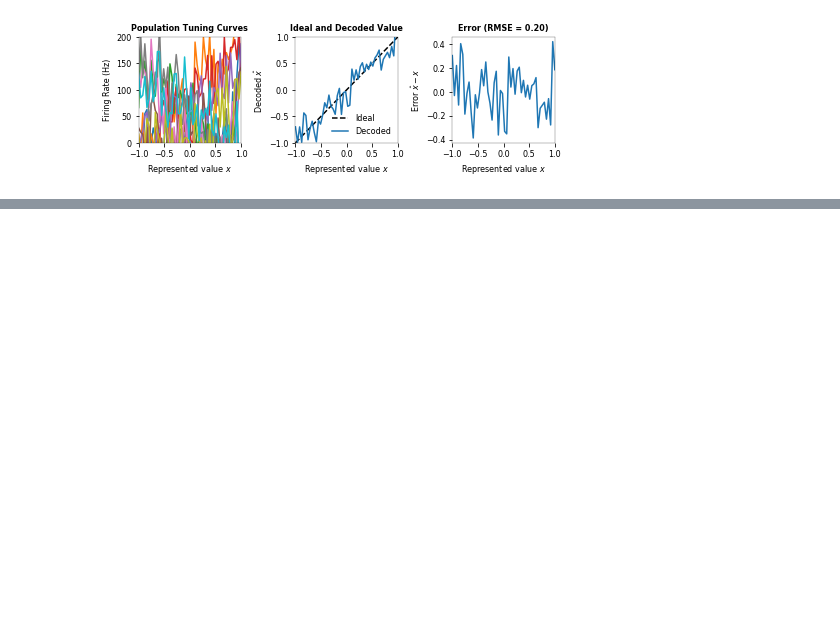
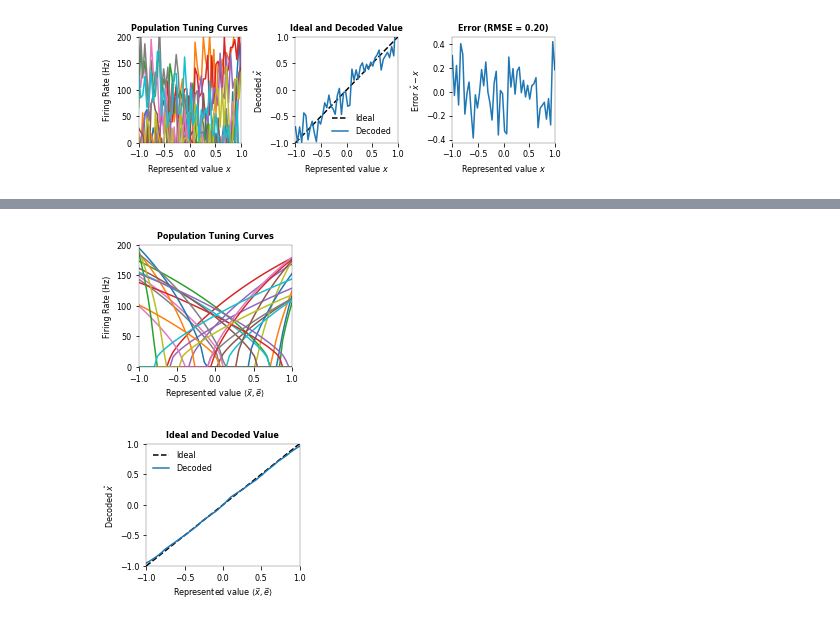
Before and after one commit to astoeckel/syde556-w20, a Jupyter notebook: lectures/lecture_03/media/code/computing_decoders.ipynb, the cells around one changed output, grey strips where cells are left out. Cells and saved outputs as stored; diff of their text form; code cells hidden in the pictures; blank space fills up the shorter version.

Commit message:
Update notes and slides for Jan 16

```diff
--- a/lectures/lecture_03/media/code/computing_decoders.ipynb
+++ b/lectures/lecture_03/media/code/computing_decoders.ipynb
@@ -105,3 +105,30 @@ fig.savefig("../decoding_example_noise_accounted.pdf", transparent=True, bbox_in
 # %% [output]
 [interactive output not drawn]
 [figure]
+# %%
+# Large pictures for summary slides
+np.random.seed(seed)
+D, A, xs = make_neuron_population_and_compute_decoders(sigma=0.2, N=30)
+xs_hat = D @ A.T
+
+fig, ax = plt.subplots(figsize=(2.75, 2.25))
+ax.plot(xs, A)
+ax.set_xlabel('Represented value $\\langle \\vec x, \\vec e \\rangle$')
+ax.set_ylabel('Firing Rate (Hz)')
+ax.set_title('Population Tuning Curves')
+ax.set_ylim(0, 200)
+ax.set_xlim(-1, 1)
+fig.savefig("../tuning_curves.pdf", transparent=True, bbox_inches="tight")
+
+fig, ax = plt.subplots(figsize=(2.75, 2.25))
+ax.plot(xs, xs, 'k--', label='Ideal')
+ax.plot(xs, xs_hat.T, label='Decoded')
+ax.set_title('Ideal and Decoded Value')
+ax.set_xlabel('Represented value $\\langle \\vec x, \\vec e \\rangle$')
+ax.set_ylabel('Decoded $\\hat{x}$')
+ax.set_ylim(-1, 1)
+ax.set_xlim(-1, 1)
+leg = ax.legend(loc='best', ncol=1)
+
+fig.savefig("../decoding.pdf", transparent=True, bbox_inches="tight")
+# %% [output]
@@ -107,0 +136,2 @@ fig.savefig("../decoding_example_noise_accounted.pdf", transparent=True, bbox_in
+[figure, added]
+[figure, added]
```
Also changed, not shown: parts of 1 cell of this notebook, 11 other files.
